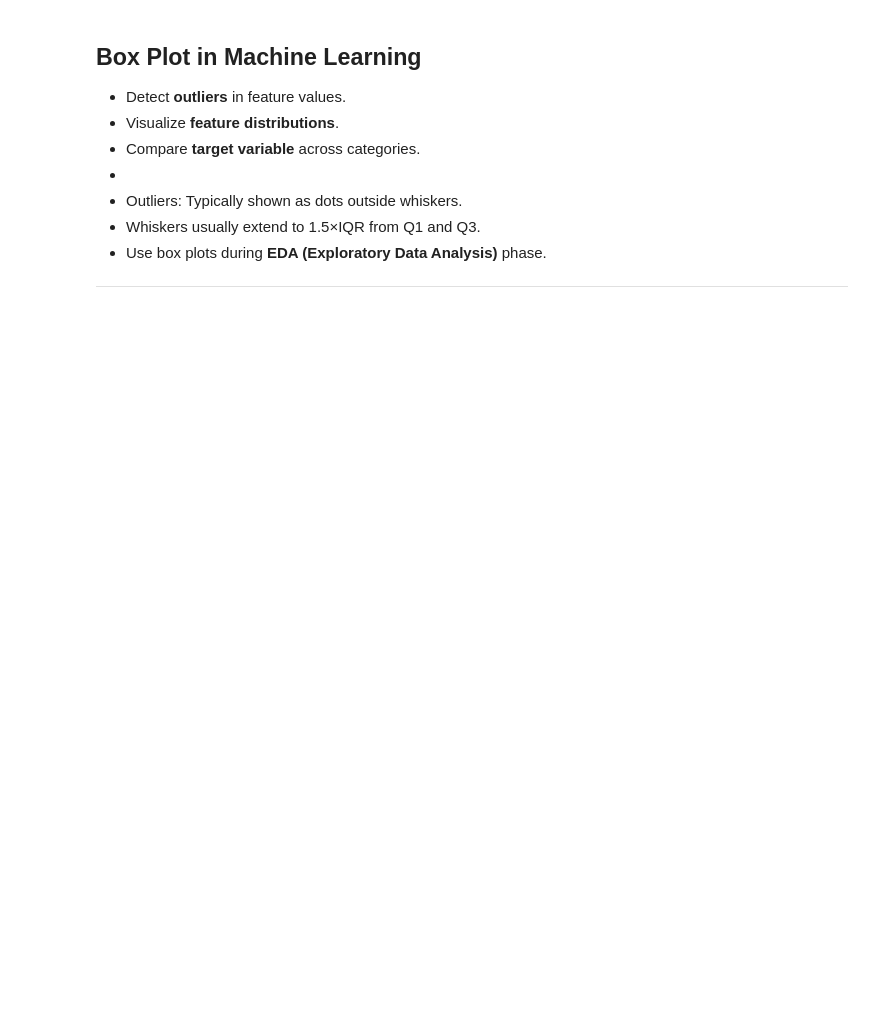
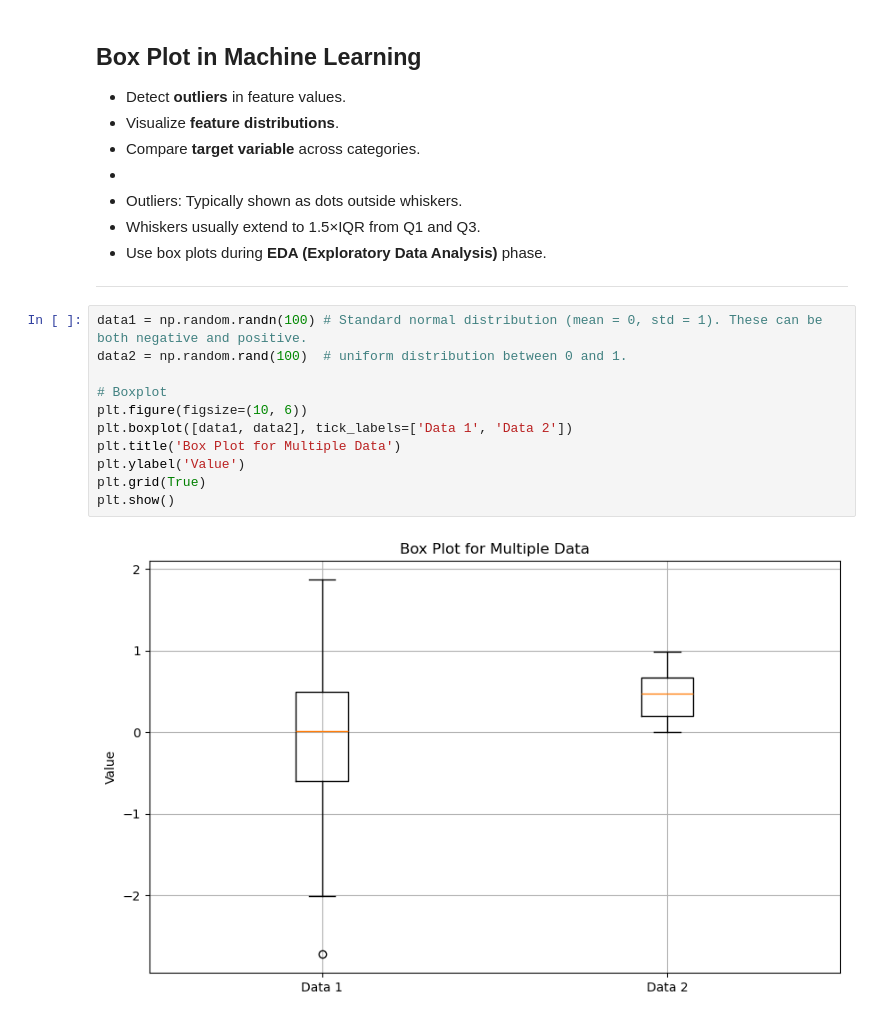
Before and after one commit to sorushikesh/coreDataScience, a Jupyter notebook: notebooks/visualization/box_whisker_plot.ipynb, the cells around one changed output. Cells and saved outputs as stored; diff of their text form; blank space fills up the shorter version.

```diff
--- a/notebooks/visualization/box_whisker_plot.ipynb
+++ b/notebooks/visualization/box_whisker_plot.ipynb
@@ -82,3 +82,16 @@ plt.show()
 - Use box plots during **EDA (Exploratory Data Analysis)** phase.
 
 ---
+# %%
+data1 = np.random.randn(100) # Standard normal distribution (mean = 0, std = 1). These can be both negative and positive.
+data2 = np.random.rand(100)  # uniform distribution between 0 and 1.
+
+# Boxplot
+plt.figure(figsize=(10, 6))
+plt.boxplot([data1, data2], tick_labels=['Data 1', 'Data 2'])
+plt.title('Box Plot for Multiple Data')
+plt.ylabel('Value')
+plt.grid(True)
+plt.show()
+# %% [output]
+[figure, added]
```
Also changed, not shown: parts of 3 cells of this notebook, 2 other files.
